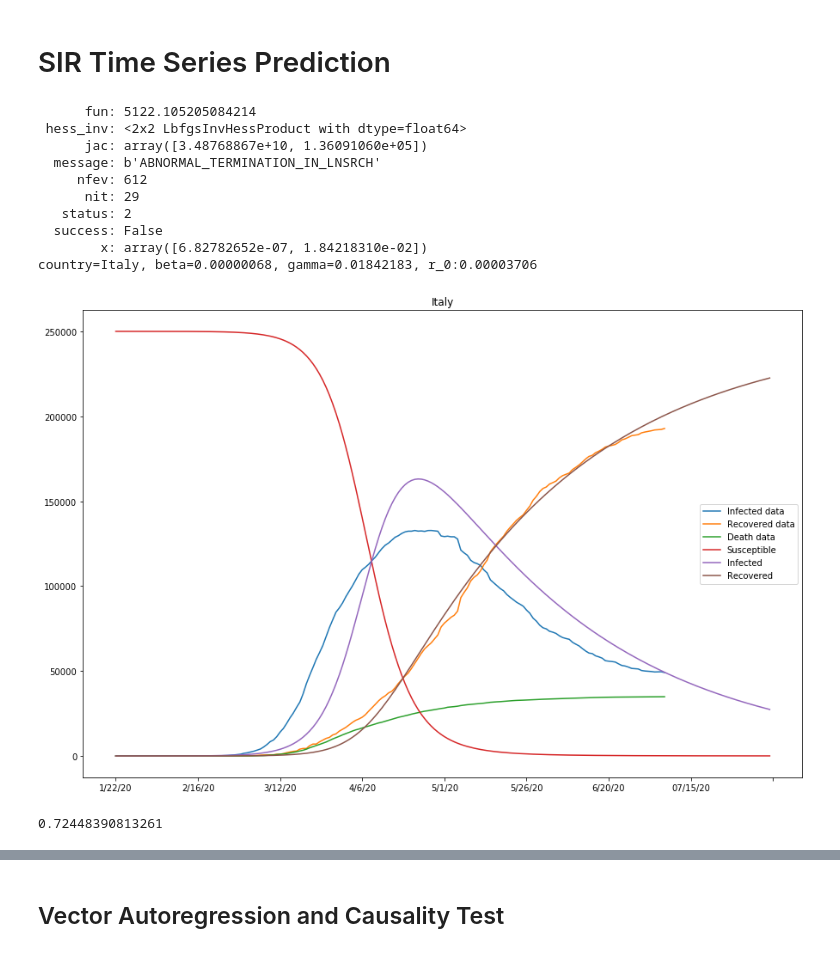
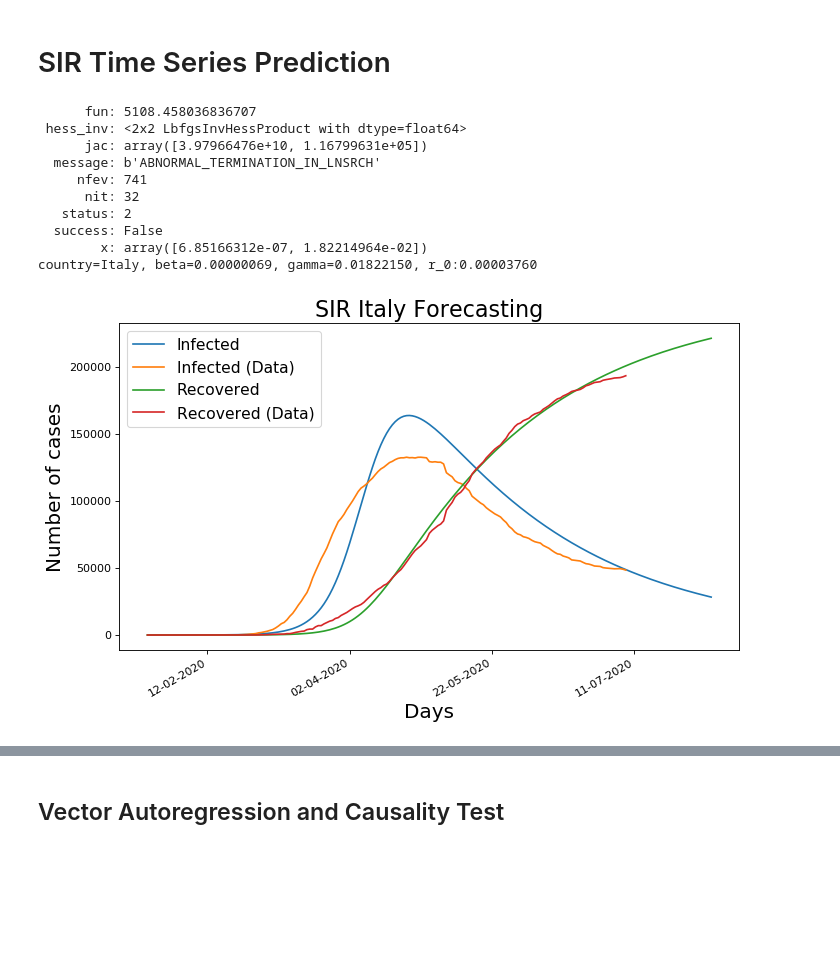
Before and after one commit to pierpaolo28/Epidemics-Modelling, a Jupyter notebook: notebooks/time_series.ipynb, the cells around one changed output, grey strips where cells are left out. Saved outputs shown, nothing was run; the diff lists cells and outputs as text; code cells hidden in the pictures; blank space fills up the shorter version.

```diff
--- a/notebooks/time_series.ipynb
+++ b/notebooks/time_series.ipynb
@@ -284,26 +237,0 @@ def loss(point, data, recovered, s_0, i_0, r_0):
-# %%
-S_0,I_0,R_0 = 250000, 2, 0
-
-learner = Learner('Italy', loss, '1/22/20', 200, S_0, I_0, R_0)
-learner.train()
-# %% [output]
-      fun: 5122.105205084214
- hess_inv: <2x2 LbfgsInvHessProduct with dtype=float64>
-      jac: array([3.48768867e+10, 1.36091060e+05])
-  message: b'ABNORMAL_TERMINATION_IN_LNSRCH'
-     nfev: 612
-      nit: 29
-   status: 2
-  success: False
-        x: array([6.82782652e-07, 1.84218310e-02])
-country=Italy, beta=0.00000068, gamma=0.01842183, r_0:0.00003706
-[figure, removed]
-# %%
-from sklearn.linear_model import LinearRegression
-
-y = data_list[0][data_list[0]['Country/Region']==place]['Cases'].values - data_list[1][data_list[1]['Country/Region']==place]['Cases'].values
-X = np.array([i for i in range(len(y))])
-reg = LinearRegression().fit(X.reshape(-1, 1), y)
-reg.score(X.reshape(-1, 1), y)
-# %% [output]
-0.72448390813261
@@ -311,0 +300,16 @@ X_Train, X_Test, Y_Train, Y_Test = train_test_split(X2, Y, test_size = 0.30, ran
+# %%
+place = 'Italy'
+df = SIR_series(data_list=data_list, place=place, days=30, s0=250000, i0=2, r0=0)
+sir_pred_plot(df, place)
+# %% [output]
+      fun: 5108.458036836707
+ hess_inv: <2x2 LbfgsInvHessProduct with dtype=float64>
+      jac: array([3.97966476e+10, 1.16799631e+05])
+  message: b'ABNORMAL_TERMINATION_IN_LNSRCH'
+     nfev: 741
+      nit: 32
+   status: 2
+  success: False
+        x: array([6.85166312e-07, 1.82214964e-02])
+country=Italy, beta=0.00000069, gamma=0.01822150, r_0:0.00003760
+[figure, added]
```
Also changed, not shown: parts of 53 cells of this notebook, 4 other files.
